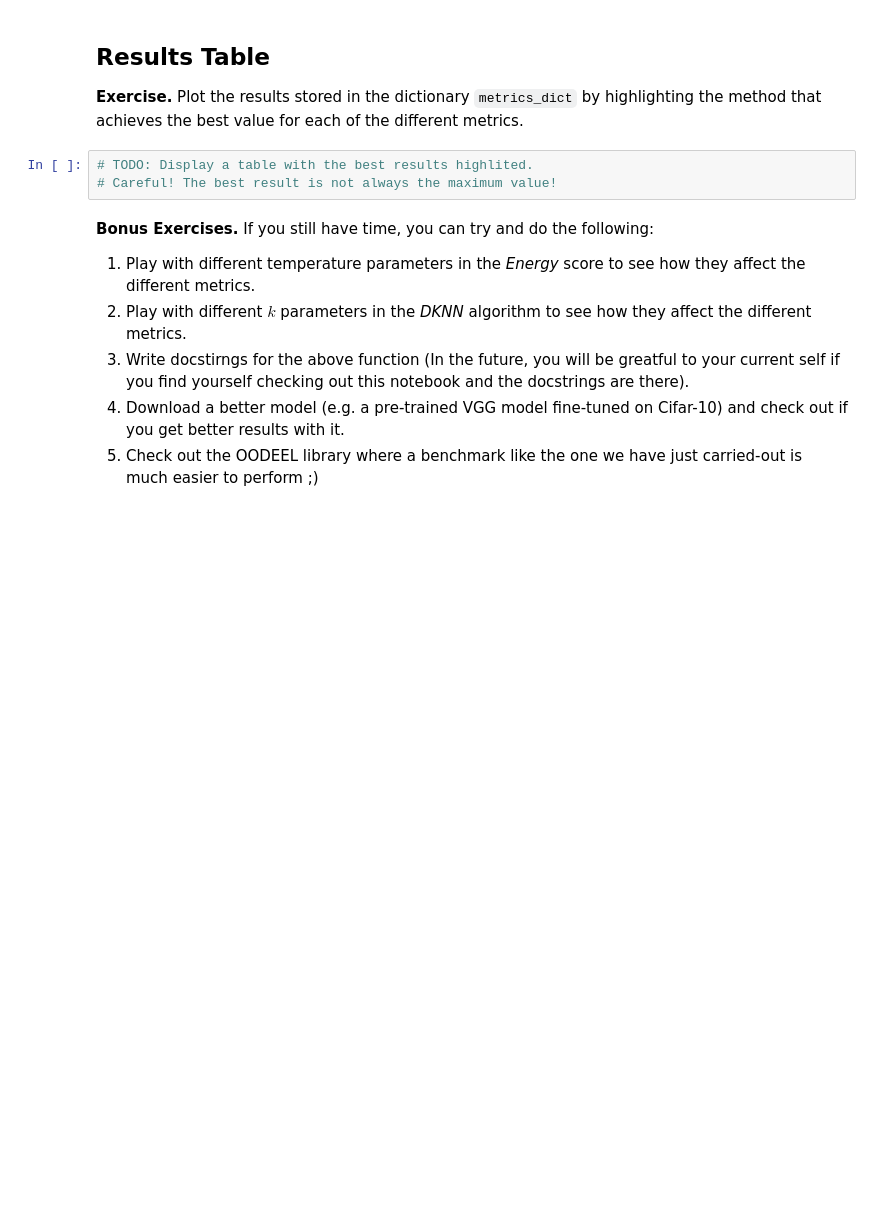
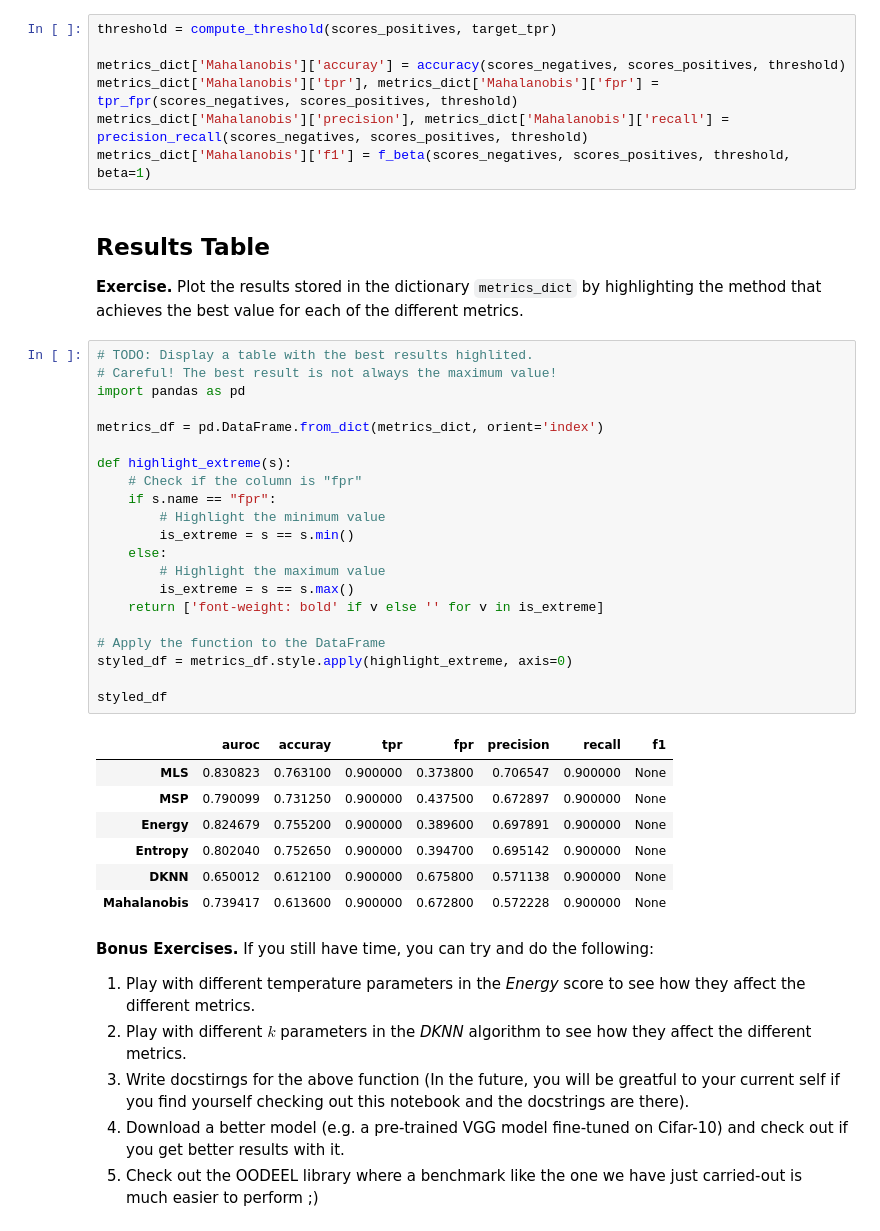
Before and after one commit to Cirrusfloccus31/AIF, a Jupyter notebook: ood/ad_ood_unsolved.ipynb, the cells around one changed output. Saved outputs shown, nothing was run; the diff lists cells and outputs as text; blank space fills up the shorter version.

```diff
--- a/ood/ad_ood_unsolved.ipynb
+++ b/ood/ad_ood_unsolved.ipynb
@@ -558,9 +631,42 @@ threshold = ...
+# %%
+threshold = compute_threshold(scores_positives, target_tpr)
+
+metrics_dict['Mahalanobis']['accuray'] = accuracy(scores_negatives, scores_positives, threshold)
+metrics_dict['Mahalanobis']['tpr'], metrics_dict['Mahalanobis']['fpr'] = tpr_fpr(scores_negatives, scores_positives, threshold)
+metrics_dict['Mahalanobis']['precision'], metrics_dict['Mahalanobis']['recall'] = precision_recall(scores_negatives, scores_positives, threshold)
+metrics_dict['Mahalanobis']['f1'] = f_beta(scores_negatives, scores_positives, threshold, beta=1)
 # %% [markdown]
 ## Results Table
 **Exercise.** Plot the results stored in the dictionary `metrics_dict` by highlighting the method that achieves the best value for each of the different metrics.
-# %%
-# TODO: Display a table with the best results highlited.
-# Careful! The best result is not always the maximum value!
+# %%
+# TODO: Display a table with the best results highlited.
+# Careful! The best result is not always the maximum value!
+import pandas as pd
+
+metrics_df = pd.DataFrame.from_dict(metrics_dict, orient='index')
+
+def highlight_extreme(s):
+    # Check if the column is "fpr"
+    if s.name == "fpr":
+        # Highlight the minimum value
+        is_extreme = s == s.min()
+    else:
+        # Highlight the maximum value
+        is_extreme = s == s.max()
+    return ['font-weight: bold' if v else '' for v in is_extreme]
+
+# Apply the function to the DataFrame
+styled_df = metrics_df.style.apply(highlight_extreme, axis=0)
+
+styled_df
+# %% [output]
+|  | auroc | accuray | tpr | fpr | precision | recall | f1 |
+| MLS | 0.830823 | 0.763100 | 0.900000 | 0.373800 | 0.706547 | 0.900000 | None |
+| MSP | 0.790099 | 0.731250 | 0.900000 | 0.437500 | 0.672897 | 0.900000 | None |
+| Energy | 0.824679 | 0.755200 | 0.900000 | 0.389600 | 0.697891 | 0.900000 | None |
+| Entropy | 0.802040 | 0.752650 | 0.900000 | 0.394700 | 0.695142 | 0.900000 | None |
+| DKNN | 0.650012 | 0.612100 | 0.900000 | 0.675800 | 0.571138 | 0.900000 | None |
+| Mahalanobis | 0.739417 | 0.613600 | 0.900000 | 0.672800 | 0.572228 | 0.900000 | None |
 # %% [markdown]
 **Bonus Exercises.** If you still have time, you can try and do the following:
 1. Play with different temperature parameters in the *Energy* score to see how they affect the different metrics.
```
Also changed, not shown: parts of 17 cells of this notebook.
